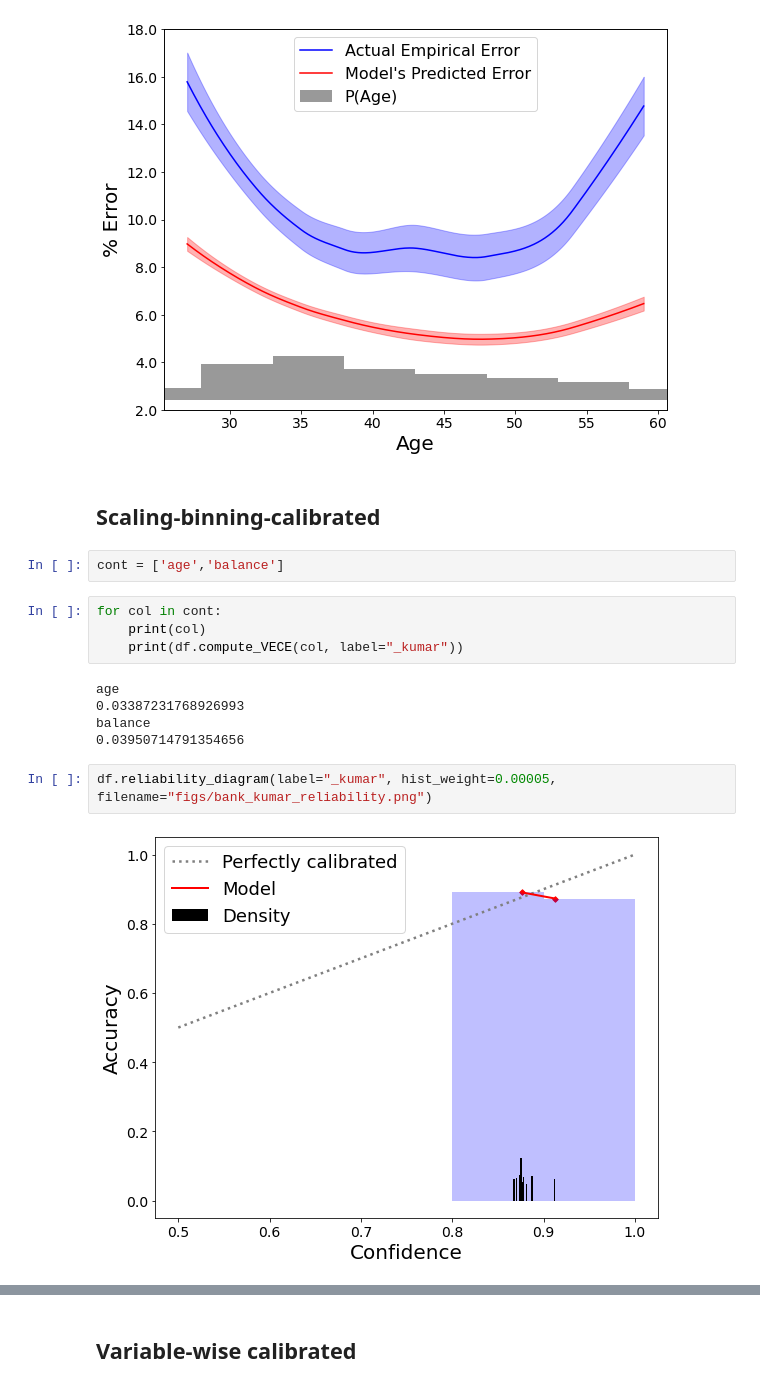
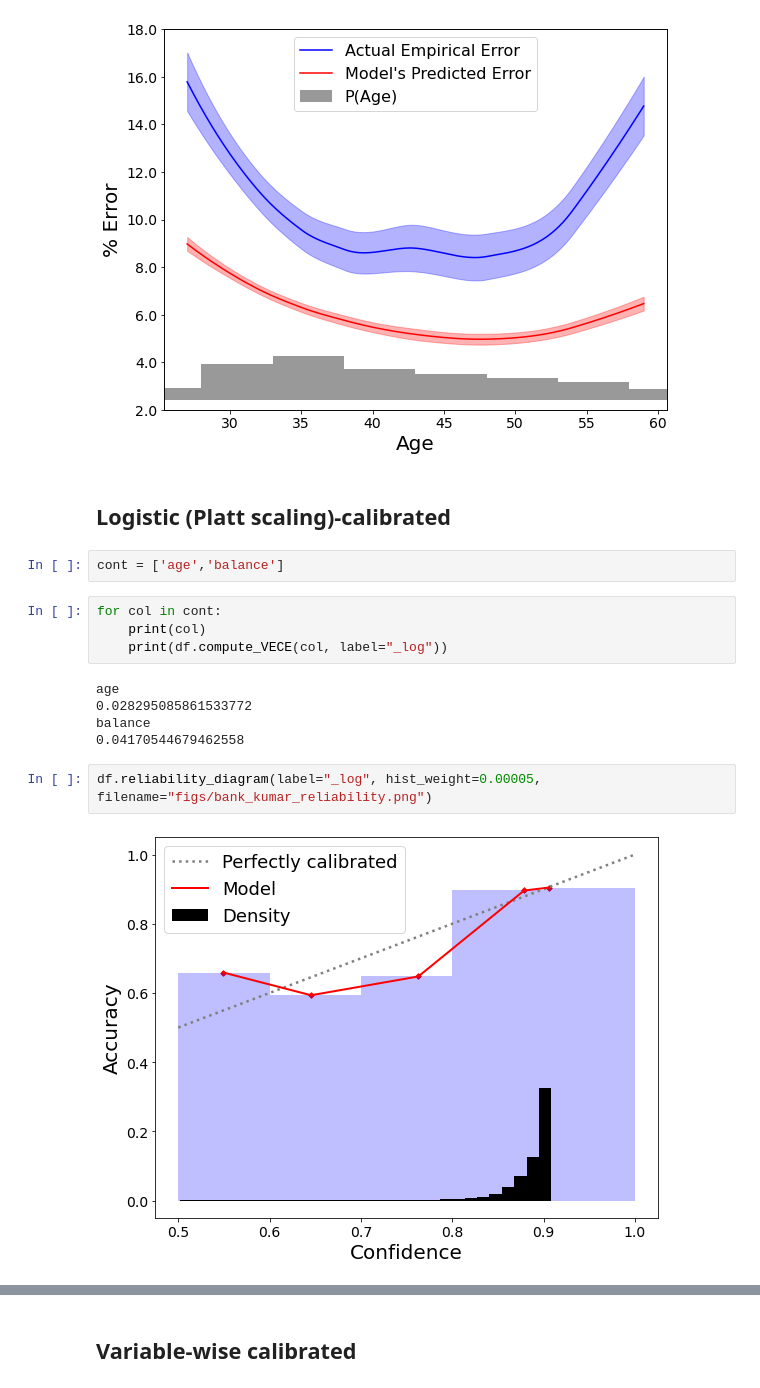
Before and after one commit to markellekelly/variable-wise-calibration, a Jupyter notebook: bank_example.ipynb, the cells around one changed output, grey strips where cells are left out. Drawn from its saved outputs; the diff is of its cells as text.

Commit message:
scaling-binning -> platt scaling

```diff
--- a/bank_example.ipynb
+++ b/bank_example.ipynb
@@ -62,20 +62,20 @@ ylim = df.gen_plot_lowess(var=var,s=0.9, hist=True, d2 = 2,
 # %% [output]
 [figure]
 # %% [markdown]
-## Scaling-binning-calibrated
+## Logistic (Platt scaling)-calibrated
 # %%
 cont = ['age','balance']
 # %%
 for col in cont:
     print(col)
-    print(df.compute_VECE(col, label="_kumar"))
+    print(df.compute_VECE(col, label="_log"))
 # %% [output]
 age
-0.03387231768926993
+0.028295085861533772
 balance
-0.03950714791354656
+0.04170544679462558
 # %%
-df.reliability_diagram(label="_kumar", hist_weight=0.00005, filename="figs/bank_kumar_reliability.png")
+df.reliability_diagram(label="_log", hist_weight=0.00005, filename="figs/bank_kumar_reliability.png")
 # %% [output]
-[figure, old version]
+[figure, new version]
 # %%
```
Also changed, not shown: parts of 2 cells of this notebook.
